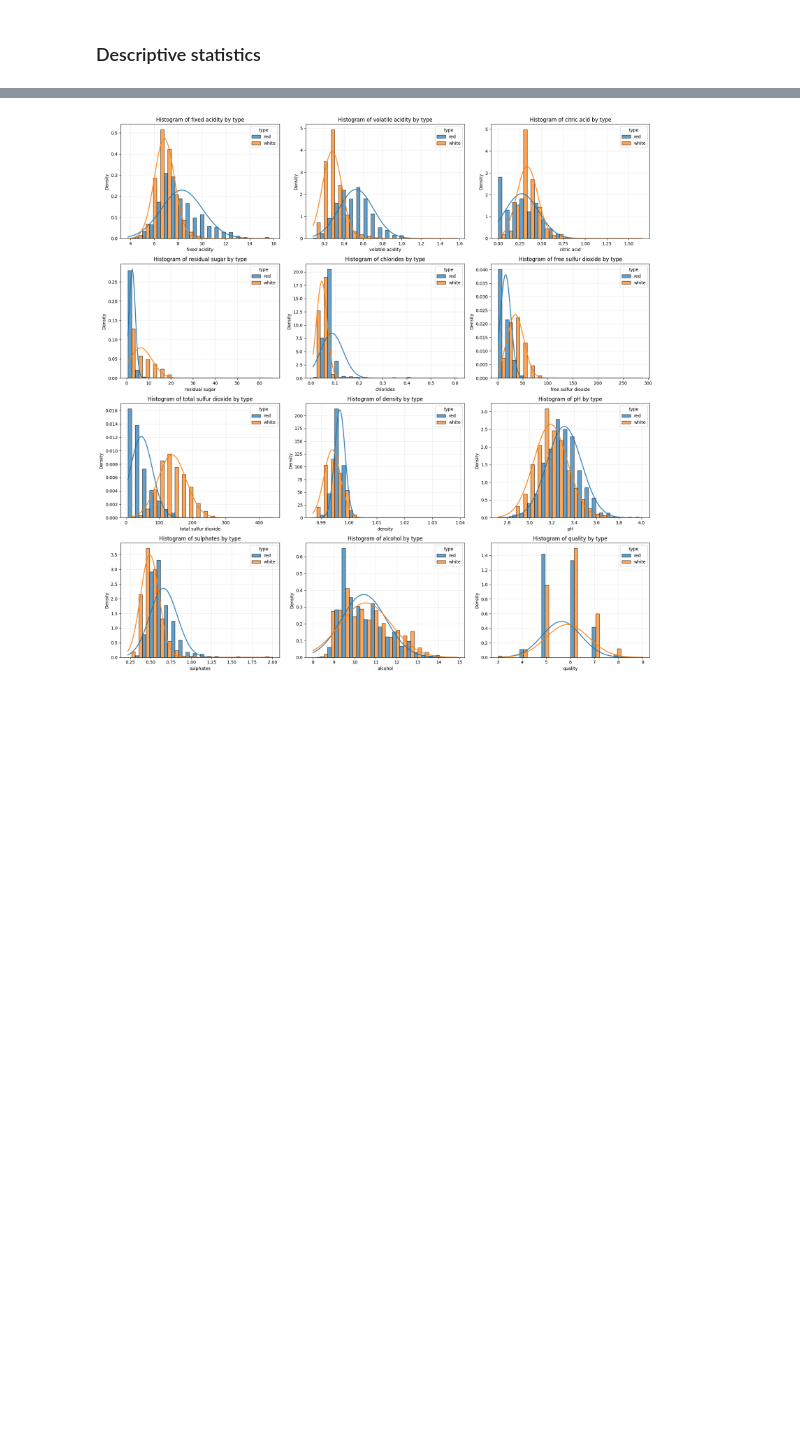
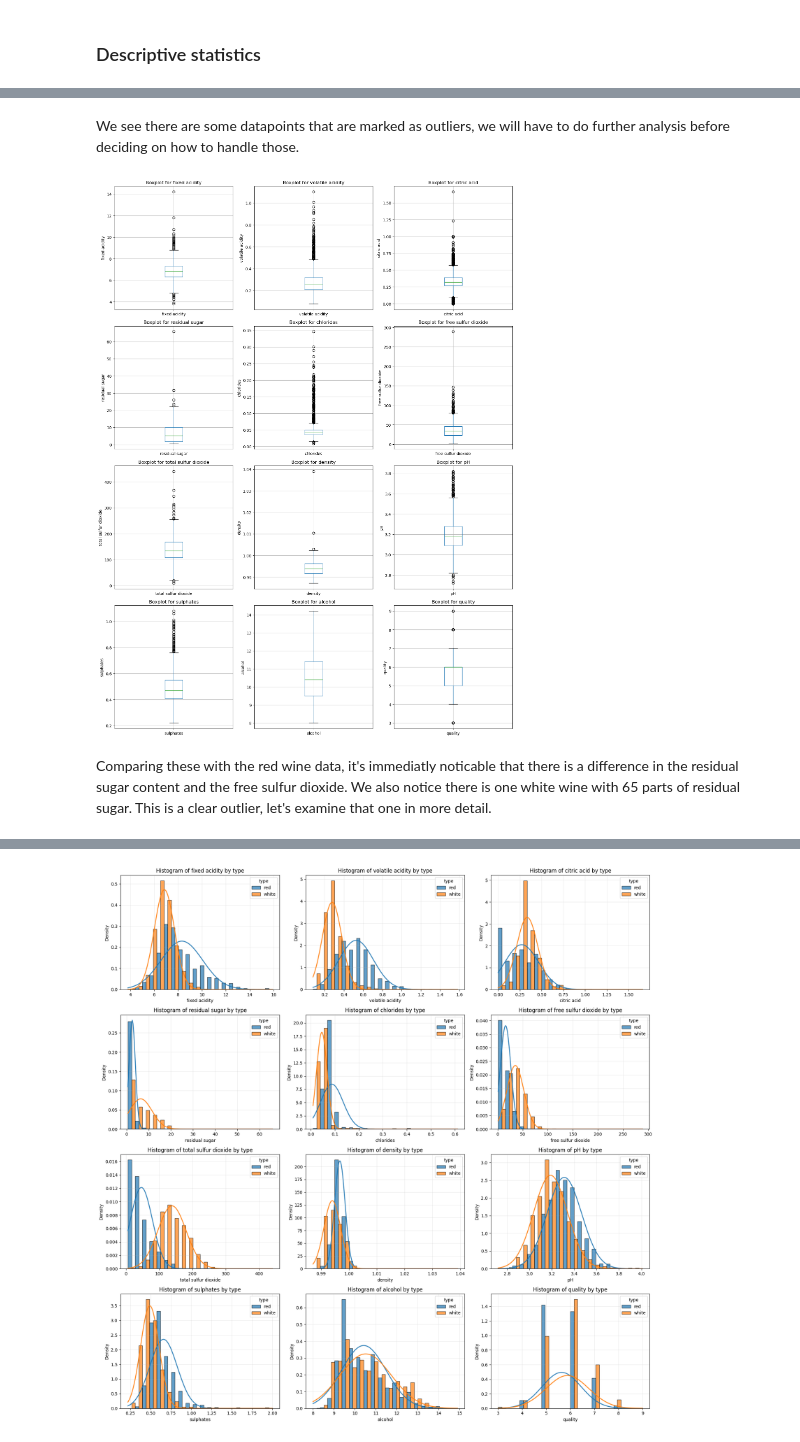
Before and after one commit to AndyTheDragon/dat4bi-mp2, a Jupyter notebook: MP2_report.ipynb, the cells around one changed output, grey strips where cells are left out. Cells and saved outputs as stored; diff of their text form; code cells hidden in the pictures; blank space fills up the shorter version.

```diff
--- a/MP2_report.ipynb
+++ b/MP2_report.ipynb
@@ -25,0 +62,8 @@ pl.show_histograms(red_wine_df, layout="grid", bell_curve=True)
+# %% [markdown]
+We see there are some datapoints that are marked as outliers, we will have to do further analysis before deciding on how to handle those.
+# %%
+pl.show_boxplots(white_wine_df, layout="grid")
+# %% [output]
+[figure, added]
+# %% [markdown]
+Comparing these with the red wine data, it's immediatly noticable that there is a difference in the residual sugar content and the free sulfur dioxide. We also notice there is one white wine with 65 parts of residual sugar. This is a clear outlier, let's examine that one in more detail.
```
Also changed, not shown: parts of 26 cells of this notebook.
